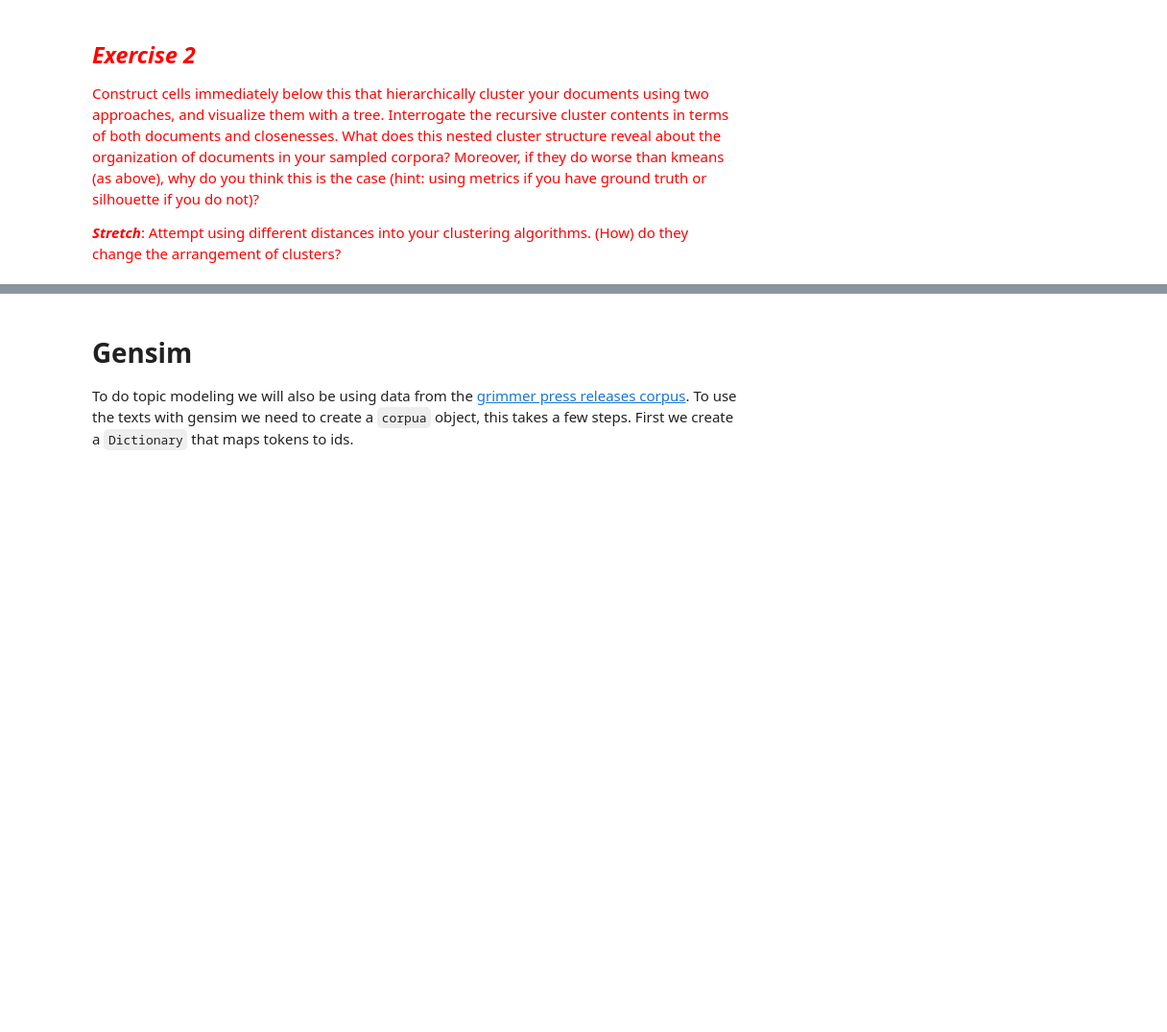
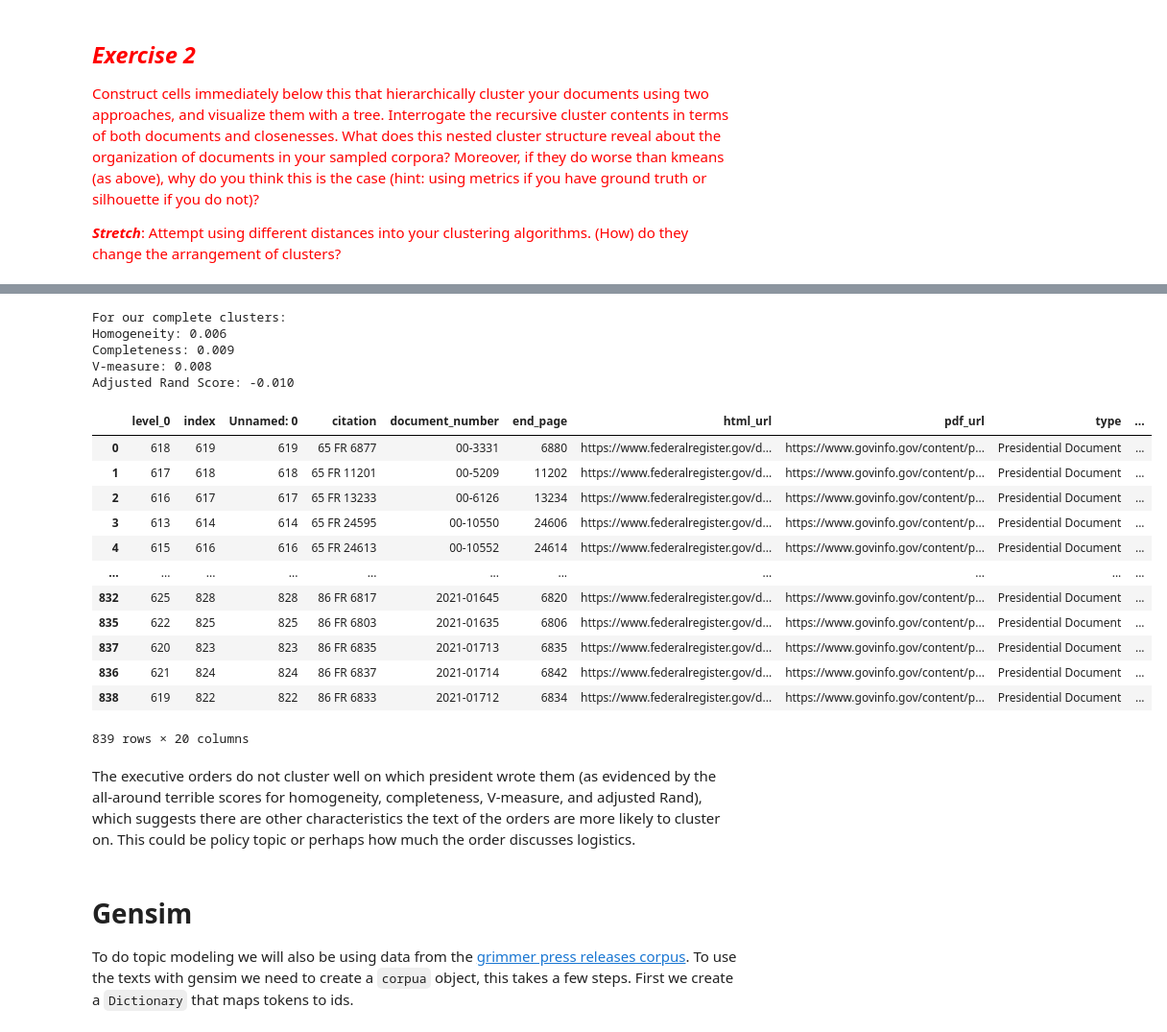
Before and after one commit to lilygrier/Homework-Notebooks, a Jupyter notebook: week-6/6-Discovering-Patterns-Clusters-and-Topics_lilygrier.ipynb, the cells around one changed output, grey strips where cells are left out. Shown at 96% size. Saved outputs shown, nothing was run; the diff lists cells and outputs as text; code cells hidden in the pictures; blank space fills up the shorter version.

```diff
--- a/week-6/6-Discovering-Patterns-Clusters-and-Topics_lilygrier.ipynb
+++ b/week-6/6-Discovering-Patterns-Clusters-and-Topics_lilygrier.ipynb
@@ -939,0 +963,4 @@ example_hierarchicalClusters_full = scipy.cluster.hierarchy.fcluster(example_lin
+# %%
+exec_orders['signing_date'] = pd.to_datetime(exec_orders['signing_date'])
+# %%
+exec_orders = exec_orders.sort_values(by=['signing_date'])
@@ -940,3 +1016,36 @@ example_hierarchicalClusters_full = scipy.cluster.hierarchy.fcluster(example_lin
+# %%
+linkage_matrix_full = scipy.cluster.hierarchy.ward(CoocMat.toarray())
+hierarchicalClusters_full = scipy.cluster.hierarchy.fcluster(linkage_matrix_full, 4, 'maxclust')
+print("For our complete clusters:")
+print("Homogeneity: {:0.3f}".format(sklearn.metrics.homogeneity_score(exec_orders['president'], hierarchicalClusters_full)))
+print("Completeness: {:0.3f}".format(sklearn.metrics.completeness_score(exec_orders['president'], hierarchicalClusters_full)))
+print("V-measure: {:0.3f}".format(sklearn.metrics.v_measure_score(exec_orders['president'], hierarchicalClusters_full)))
+print("Adjusted Rand Score: {:0.3f}".format(sklearn.metrics.adjusted_rand_score(exec_orders['president'], hierarchicalClusters_full)))
+# %% [output]
+For our complete clusters:
+Homogeneity: 0.006
+Completeness: 0.009
+V-measure: 0.008
+Adjusted Rand Score: -0.010
+# %%
+exec_orders['wald_predictions'] = hierarchicalClusters_full
+exec_orders
+# %% [output]
+|  | level_0 | index | Unnamed: 0 | citation | document_number | end_page | html_url | pdf_url | type | ... |
+| 0 | 618 | 619 | 619 | 65 FR 6877 | 00-3331 | 6880 | https://www.federalregister.gov/d... | https://www.govinfo.gov/content/p... | Presidential Document | ... |
+| 1 | 617 | 618 | 618 | 65 FR 11201 | 00-5209 | 11202 | https://www.federalregister.gov/d... | https://www.govinfo.gov/content/p... | Presidential Document | ... |
+| 2 | 616 | 617 | 617 | 65 FR 13233 | 00-6126 | 13234 | https://www.federalregister.gov/d... | https://www.govinfo.gov/content/p... | Presidential Document | ... |
+| 3 | 613 | 614 | 614 | 65 FR 24595 | 00-10550 | 24606 | https://www.federalregister.gov/d... | https://www.govinfo.gov/content/p... | Presidential Document | ... |
+| 4 | 615 | 616 | 616 | 65 FR 24613 | 00-10552 | 24614 | https://www.federalregister.gov/d... | https://www.govinfo.gov/content/p... | Presidential Document | ... |
+| ... | ... | ... | ... | ... | ... | ... | ... | ... | ... | ... |
+| 832 | 625 | 828 | 828 | 86 FR 6817 | 2021-01645 | 6820 | https://www.federalregister.gov/d... | https://www.govinfo.gov/content/p... | Presidential Document | ... |
+| 835 | 622 | 825 | 825 | 86 FR 6803 | 2021-01635 | 6806 | https://www.federalregister.gov/d... | https://www.govinfo.gov/content/p... | Presidential Document | ... |
+| 837 | 620 | 823 | 823 | 86 FR 6835 | 2021-01713 | 6835 | https://www.federalregister.gov/d... | https://www.govinfo.gov/content/p... | Presidential Document | ... |
+| 836 | 621 | 824 | 824 | 86 FR 6837 | 2021-01714 | 6842 | https://www.federalregister.gov/d... | https://www.govinfo.gov/content/p... | Presidential Document | ... |
+| 838 | 619 | 822 | 822 | 86 FR 6833 | 2021-01712 | 6834 | https://www.federalregister.gov/d... | https://www.govinfo.gov/content/p... | Presidential Document | ... |
+839 rows × 20 columns
+# %% [markdown]
+The executive orders do not cluster well on which president wrote them (as evidenced by the all-around terrible scores for homogeneity, completeness, V-measure, and adjusted Rand), which suggests there are other characteristics the text of the orders are more likely to cluster on. This could be policy topic or perhaps how much the order discusses logistics.
 # %% [markdown]
 # Gensim
 
```
Also changed, not shown: parts of 12 cells of this notebook.
